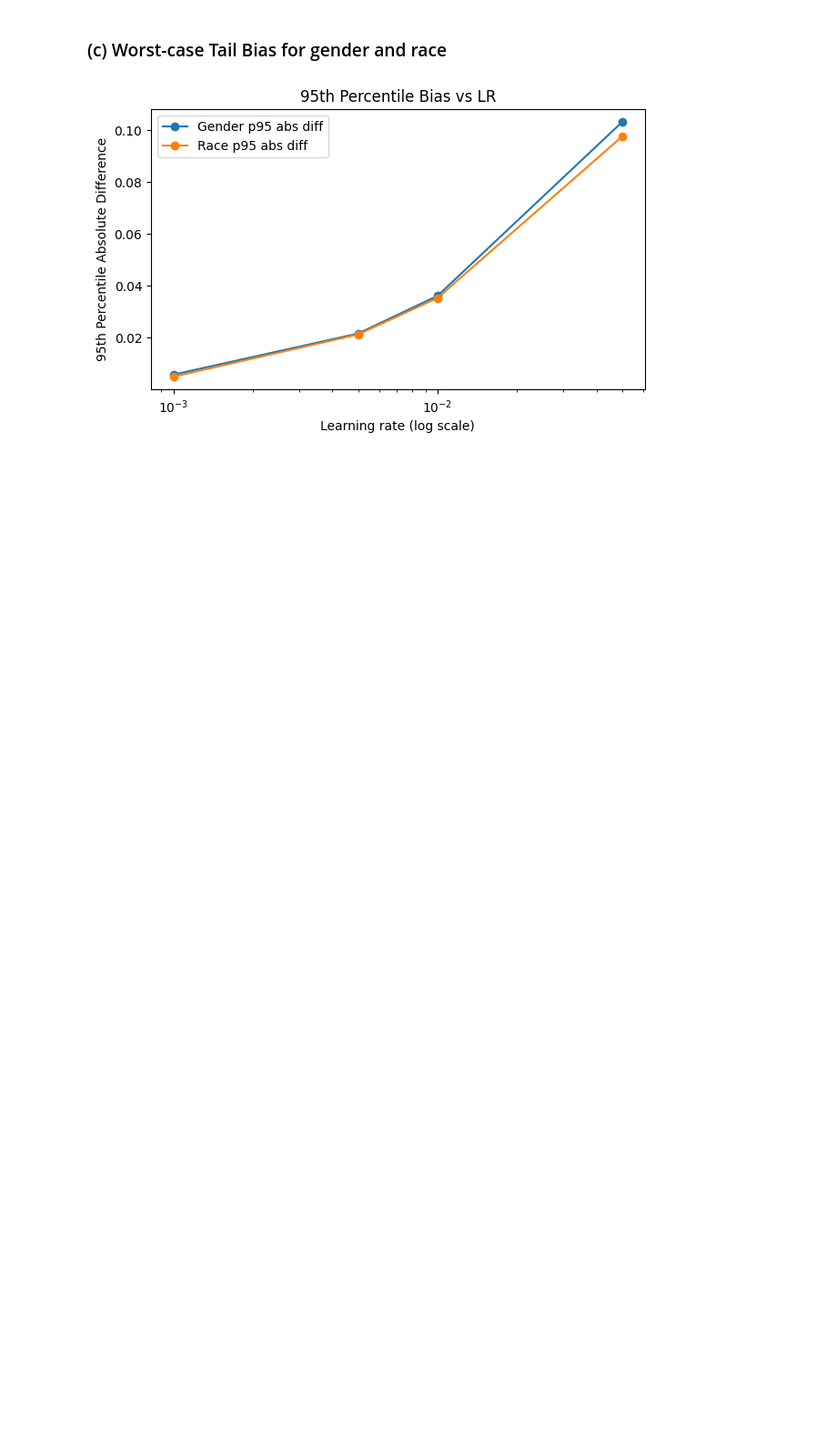
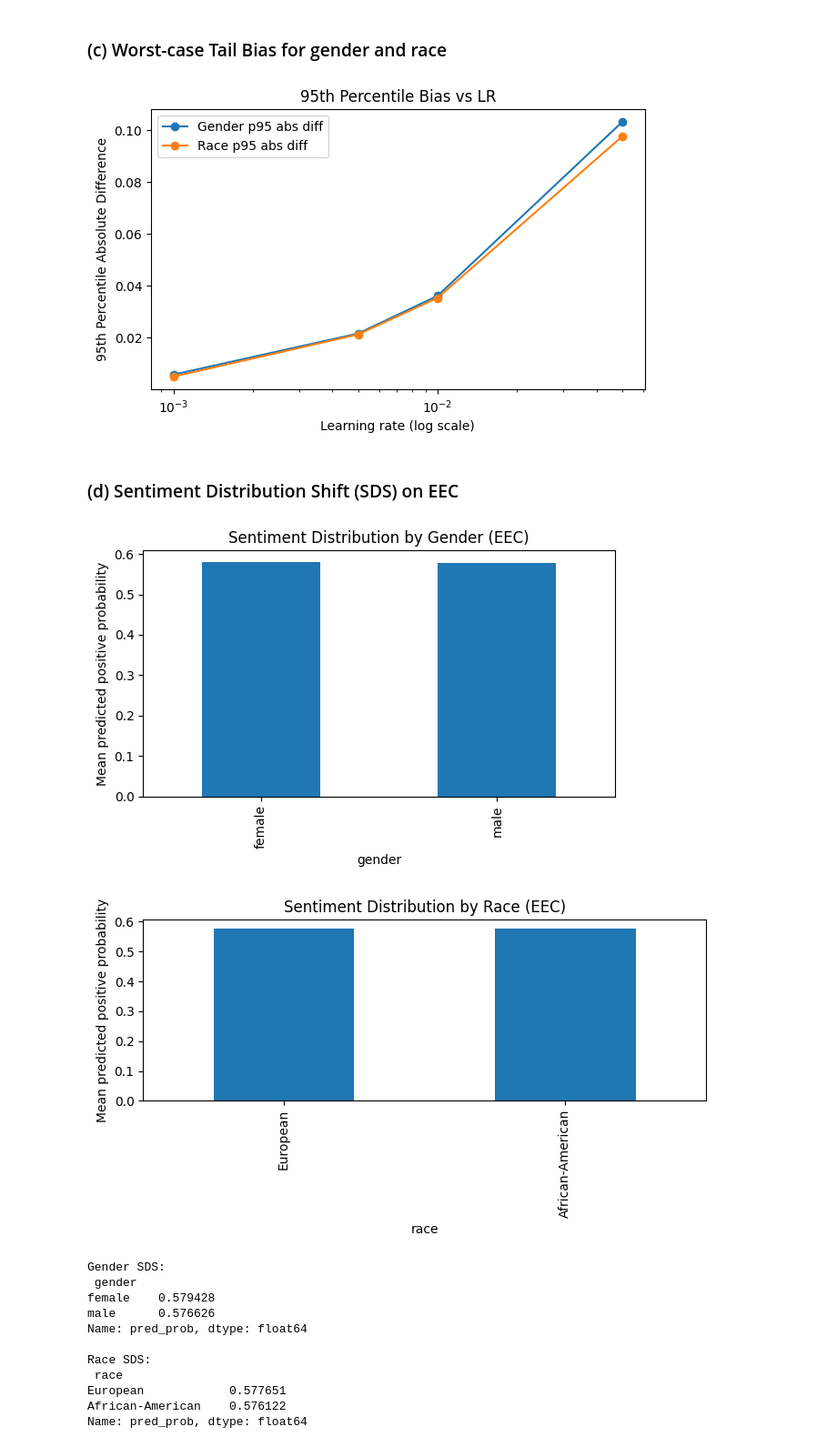
Before and after one commit to Amit-adh/AI-Algorithm-Analysis, a Jupyter notebook: bias_analysis.ipynb, the cells around one changed output. Shown at 91% size. Cells and saved outputs as stored; diff of their text form; code cells hidden in the pictures; blank space fills up the shorter version.

```diff
--- a/bias_analysis.ipynb
+++ b/bias_analysis.ipynb
@@ -458,3 +454,56 @@ plt.legend()
 plt.show()
 # %% [output]
 [figure]
+# %% [markdown]
+### (d) Sentiment Distribution Shift (SDS) on EEC
+# %%
+import numpy as np
+
+# Convert logits → probabilities
+eec_df["pred_prob"] = torch.sigmoid(torch.tensor(eec_df["pred_logit"].values)).numpy()
+
+# --- Gender SDS (mean probability) ---
+if "gender" in eec_df.columns:
+    gender_rates = (
+        eec_df.groupby("gender")["pred_prob"]
+        .mean()
+        .sort_values(ascending=False)
+    )
+    plt.figure(figsize=(6,4))
+    gender_rates.plot(kind="bar")
+    plt.ylabel("Mean predicted positive probability")
+    plt.title("Sentiment Distribution by Gender (EEC)")
+    plt.tight_layout()
+    plt.show()
+
+# --- Race SDS (mean probability) ---
+if "race" in eec_df.columns:
+    race_rates = (
+        eec_df.groupby("race")["pred_prob"]
+        .mean()
+        .sort_values(ascending=False)
+    )
+    plt.figure(figsize=(7,4))
+    race_rates.plot(kind="bar")
+    plt.ylabel("Mean predicted positive probability")
+    plt.title("Sentiment Distribution by Race (EEC)")
+    plt.tight_layout()
+    plt.show()
+
+
+print("\nGender SDS:\n", gender_rates)
+print("\nRace SDS:\n", race_rates)
+# %% [output]
+[figure, added]
+[figure, added]
+Gender SDS:
+ gender
+female    0.579428
+male      0.576626
+Name: pred_prob, dtype: float64
+
+Race SDS:
+ race
+European            0.577651
+African-American    0.576122
+Name: pred_prob, dtype: float64
```
Also changed, not shown: parts of 6 cells of this notebook.
